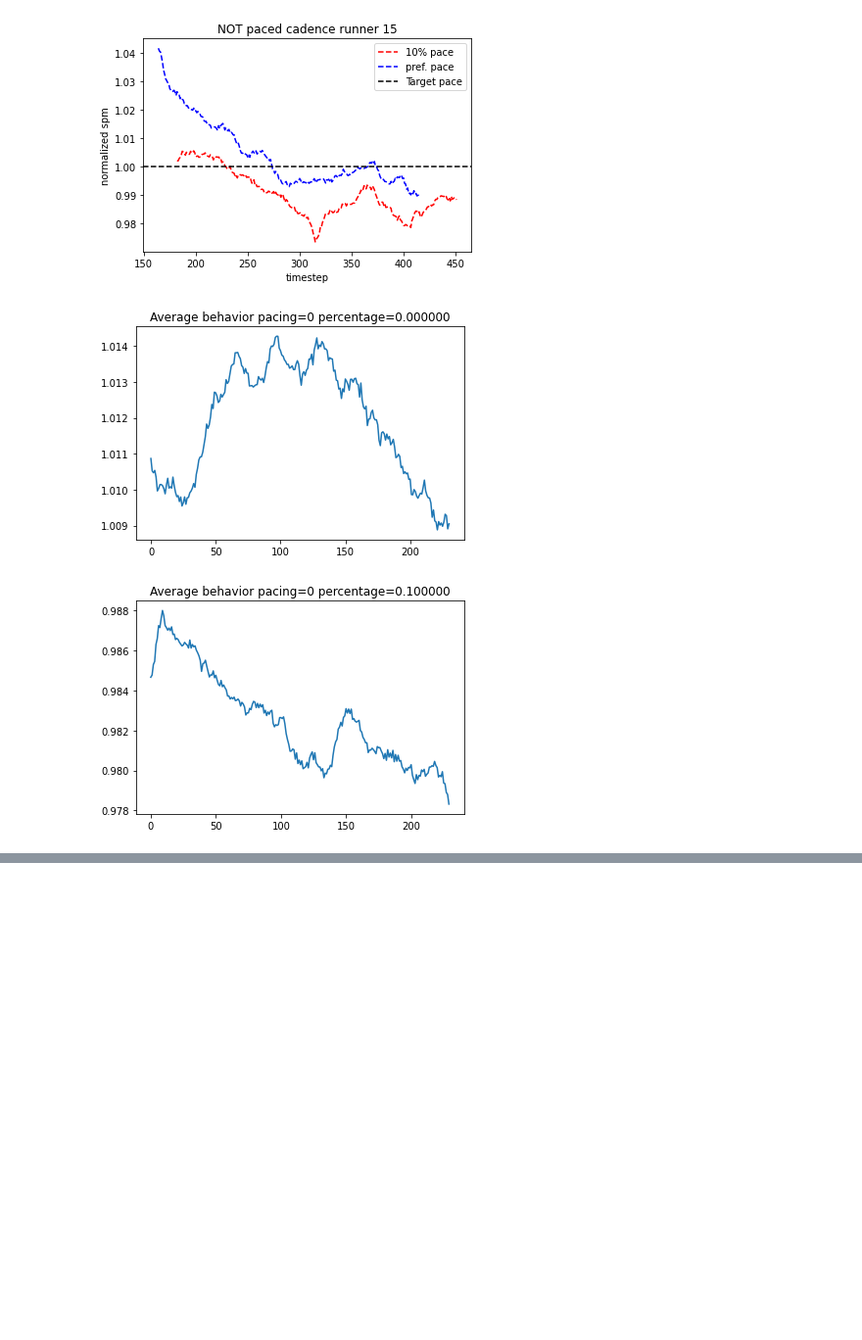
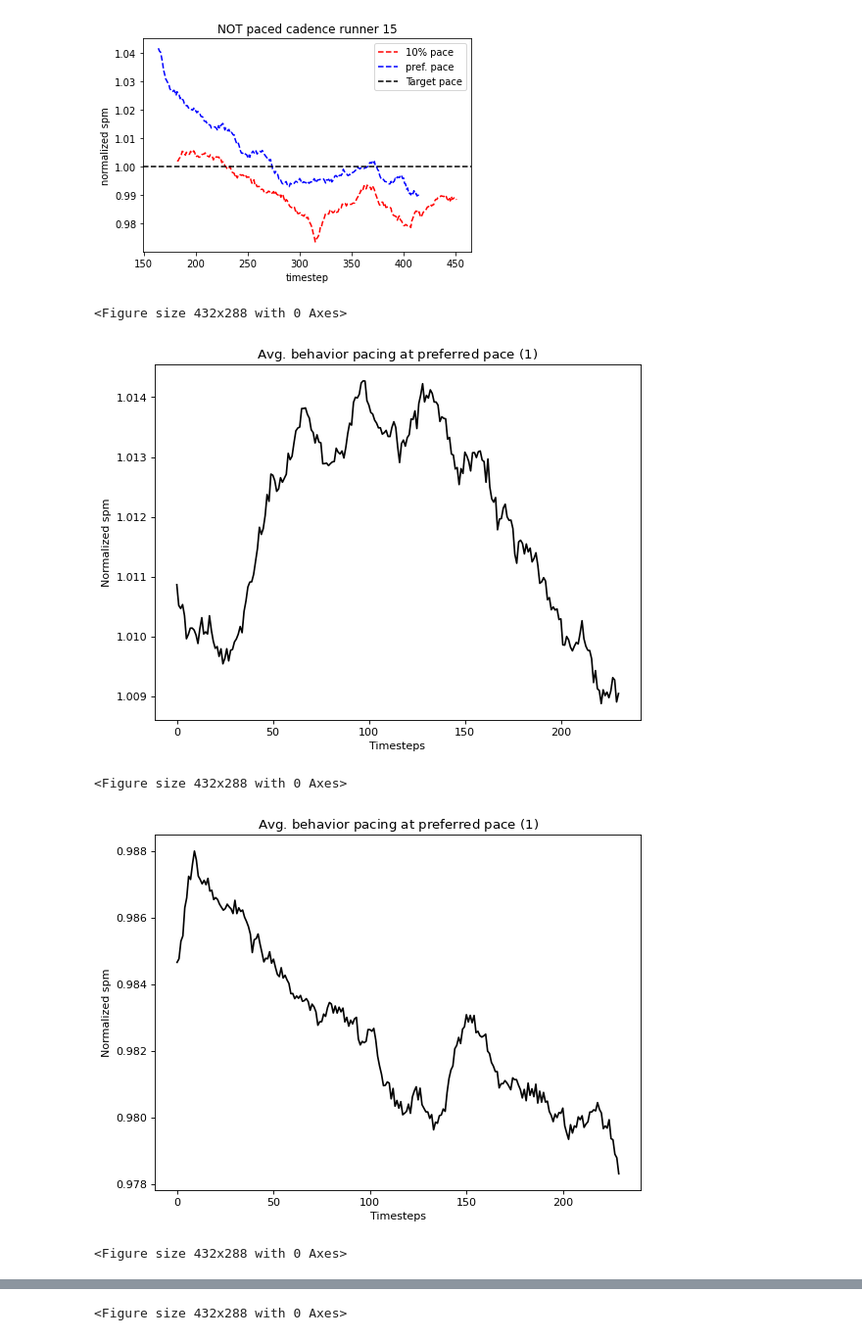
Before and after one commit to jemolano1498/OPPOSD_algorithm, a Jupyter notebook: data_analysis/dataModeling.ipynb, the cells around one changed output, grey strips where cells are left out. Shown at 98% size. Drawn from its saved outputs; the diff is of its cells as text; code cells hidden in the pictures; blank space fills up the shorter version.

```diff
--- a/data_analysis/dataModeling.ipynb
+++ b/data_analysis/dataModeling.ipynb
@@ -100,28 +100,39 @@ def stack_uneven(matrix, array):
 # %%
 # 0.3377
 legends = []
+# for pacing in [1]:
 for pacing in [0, 1]:
+#     for percentage in [0]:
     for percentage in [0.0, 0.1]:
         plt.figure()
         test_pacing_data = pacing_data.copy()
         accumulated_pace = []
         minimum_size = np.inf
         for participant in range(1, 16, 1):
             current_array = test_pacing_data[(test_pacing_data['runner_id']==participant) &
                   (test_pacing_data['pacing']==pacing) &
                   (test_pacing_data['preferred_percentage']==percentage)]['step_frequency']
             if len(current_array) < minimum_size:
                 minimum_size = len(current_array)
             if len(accumulated_pace) == 0:
                 accumulated_pace = np.expand_dims(current_array.to_numpy(), axis=0)
             else:
                 accumulated_pace = stack_uneven(accumulated_pace, current_array.to_numpy())
         accumulated_pace = accumulated_pace[:, :minimum_size].mean(axis=0)
-        plt.title('Average behavior pacing=%d percentage=%f' %(pacing, percentage))
+        plt.figure(figsize=(8, 6), dpi=80)
+        plt.xlabel('Timesteps')
+        plt.ylabel('Normalized spm')
+        plt.title(r'Avg. behavior pacing at preferred pace ($1.$)')
+        # plt.title(r'Avg. behavior pacing at a higher pace ($2.$)')
+        # plt.title(r'Avg. behavior without pacing at preferred pace ($3.$)')
+        # plt.title(r'Avg. behavior after stop pacing at a higher pace ($4.$)')
         # legends.append("pacing=%d percentage=%f" %(pacing, percentage))
-        plt.plot(accumulated_pace)
+        plt.plot(accumulated_pace, "k")
 
 # plt.legend(legends)
 # %% [output]
+<Figure size 432x288 with 0 Axes>
-[figure, old version]
+[figure, new version]
+<Figure size 432x288 with 0 Axes>
-[figure, old version]
+[figure, new version]
+<Figure size 432x288 with 0 Axes>
@@ -128,0 +140 @@ for pacing in [0, 1]:
+<Figure size 432x288 with 0 Axes>
```
Also changed, not shown: parts of 14 cells of this notebook, 11 other files.
